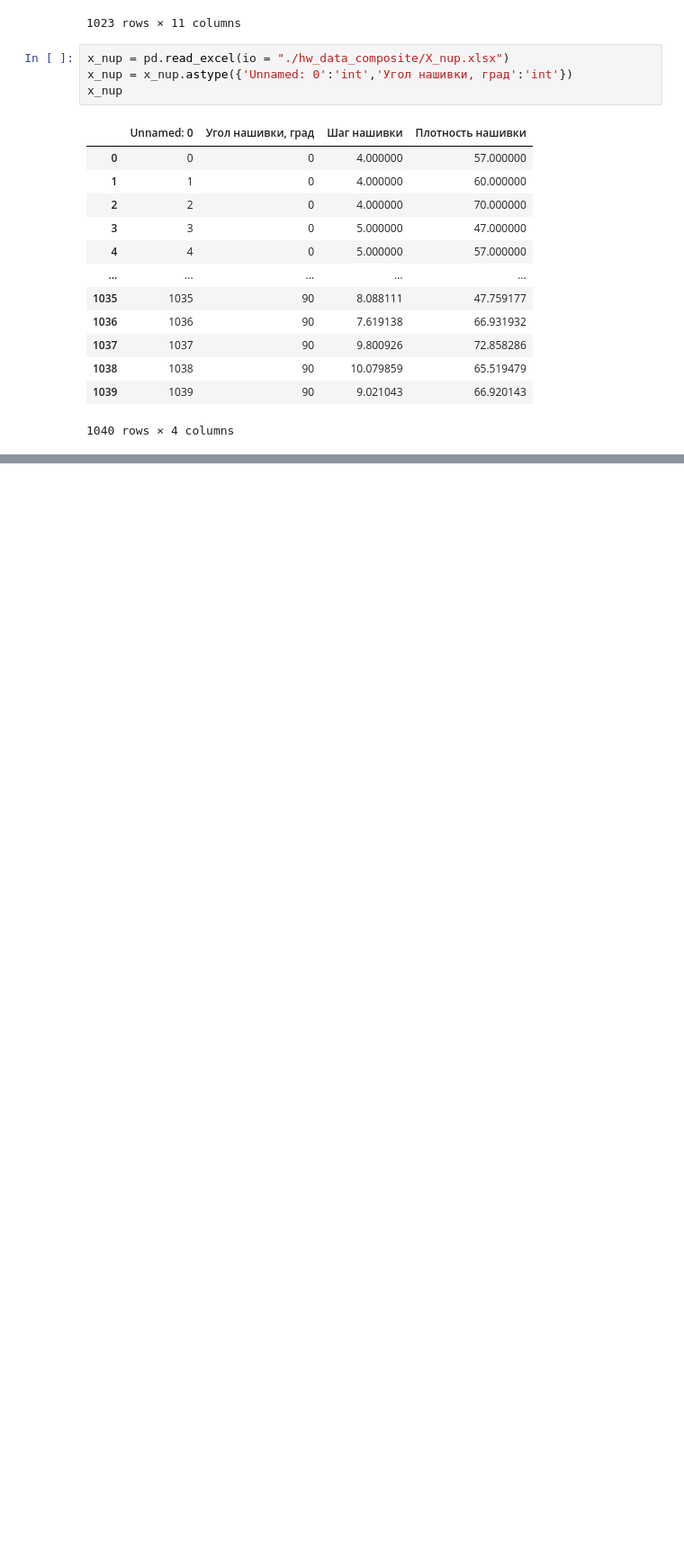
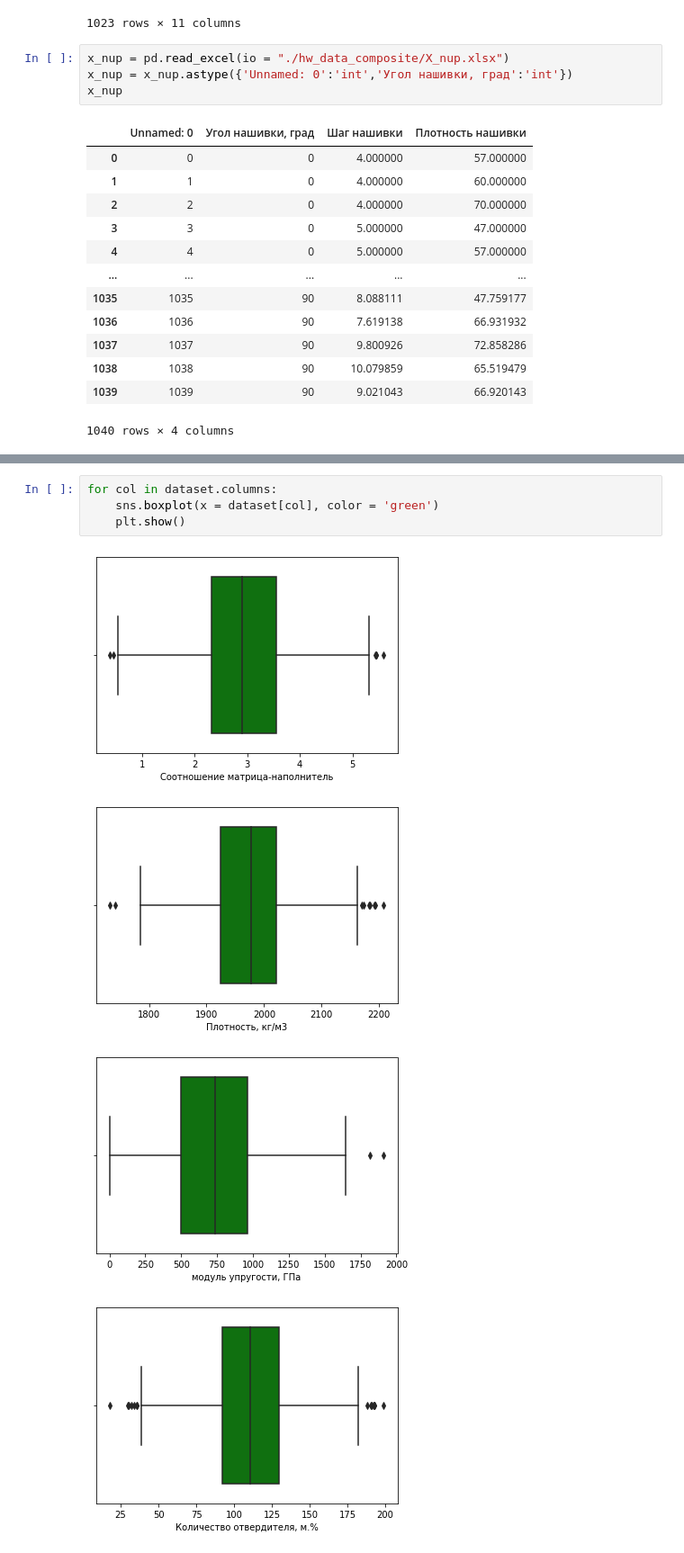
Before and after one commit to BolivandoJJ/ds-vkr, a Jupyter notebook: VKR.ipynb, the cells around one changed output, grey strips where cells are left out. Shown at 90% size. Cells and saved outputs as stored; diff of their text form; blank space fills up the shorter version.

```diff
--- a/VKR.ipynb
+++ b/VKR.ipynb
@@ -63,0 +141,9 @@ dataset
+# %%
+for col in dataset.columns:
+    sns.boxplot(x = dataset[col], color = 'green')
+    plt.show()
+# %% [output]
+[figure, added]
+[figure, added]
+[figure, added]
+[figure, added]
```
Also changed, not shown: parts of 12 cells of this notebook.
